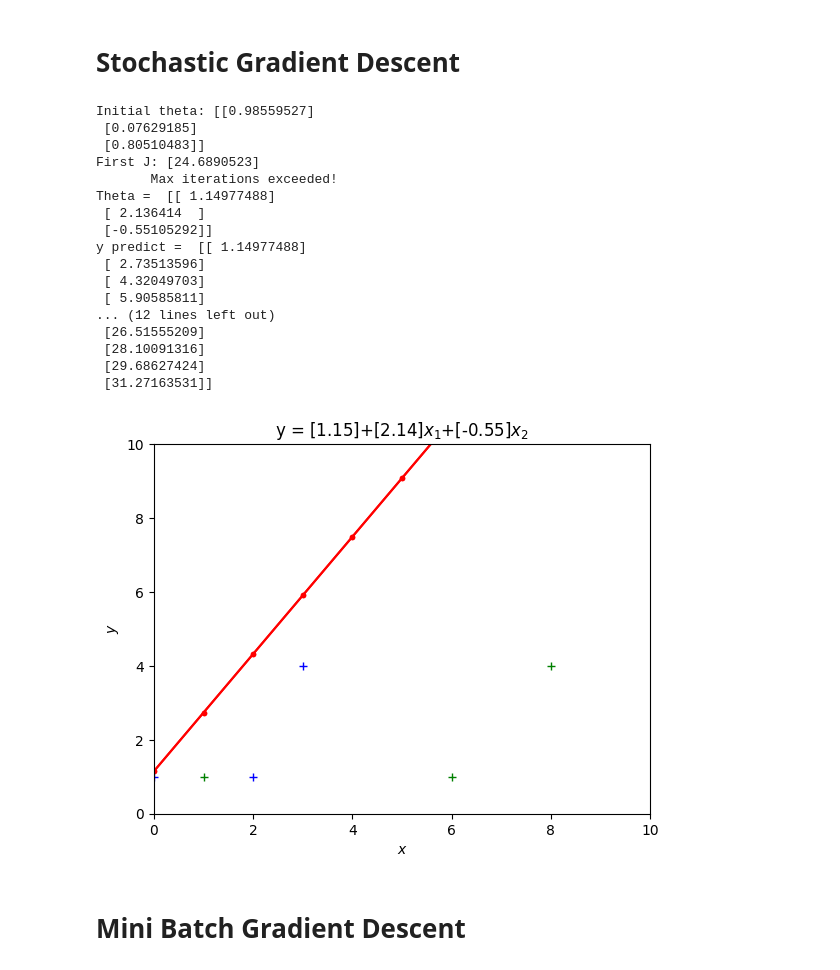
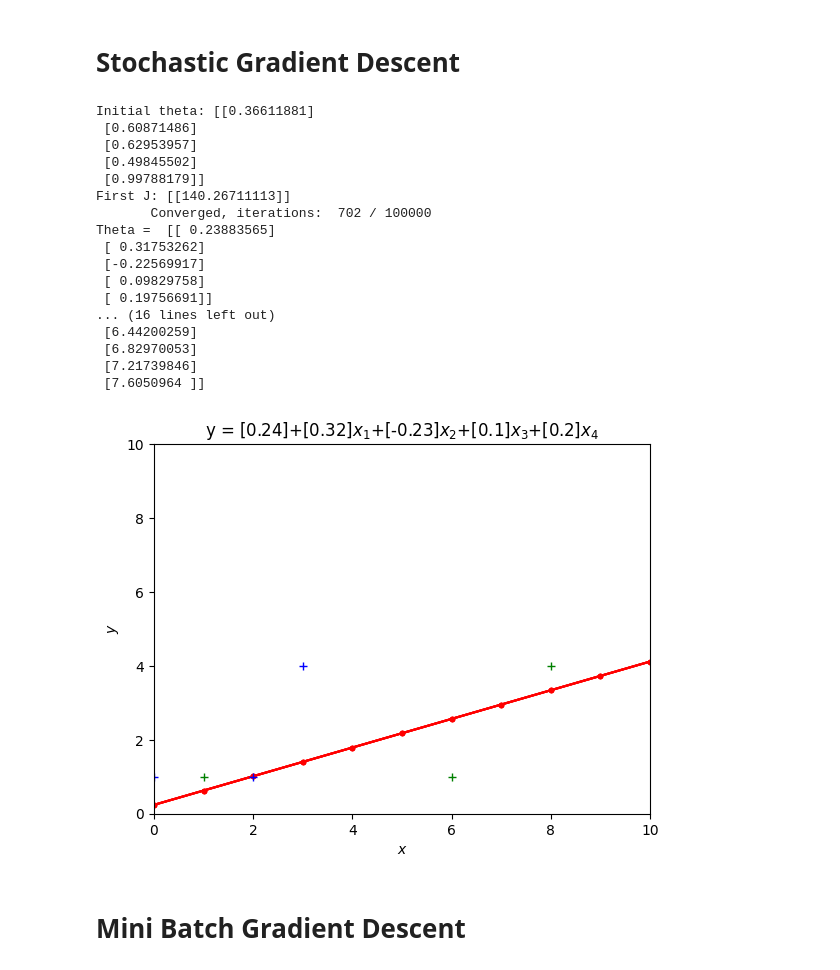
Before and after one commit to KanoonGammy/Applied_ML_HW, a Jupyter notebook: Homework2_SGD_MiniBGD.ipynb, the cells around one changed output. Drawn from its saved outputs; the diff is of its cells as text; code cells hidden in the pictures.

```diff
--- a/Homework2_SGD_MiniBGD.ipynb
+++ b/Homework2_SGD_MiniBGD.ipynb
@@ -4,7 +4,7 @@
 import pandas as pd
 import numpy as np
 # %%
-x = np.array([[0,1],[2,6],[3,8]]) #x1, x2
+x = np.array([[0,1,2,4],[2,6,3,6],[3,8,4,8]]) #x1, x2, x3 ,x4
 y = np.array([1,1,4])
 x_b = np.c_[np.ones((len(x),1)),x]
 # %% [markdown]
@@ -13,9 +13,9 @@ x_b = np.c_[np.ones((len(x),1)),x]
 # Cost funtion of Stochastic Gradient Descent
 def cost_function_SGD(theta, x, y, N):
     mrg_xy = np.c_[x, y] # merge x(with bias) and y
-    RanN = np.random.randint(0, mrg_xy.shape[1]-1) # random integer
-    y_hat = theta[0] * mrg_xy[RanN][0] + theta[1] * mrg_xy[RanN][1] + theta[2] * mrg_xy[RanN][2]
-    diff = y_hat - mrg_xy[RanN][3]
+    RanN = np.random.randint(0, mrg_xy.shape[0]-1) # random integer
+    y_hat = theta.T.dot(mrg_xy[RanN][:-1].reshape(-1,1))
+    diff = y_hat - mrg_xy[RanN][-1]
     c = (diff)**2
 
     return c
@@ -37,9 +37,10 @@ def stochastic_gradient_descent(alpha, lamda_ , x, y, ep=0.000000000001, max_ite
     # Iterate Loop
     while not converged:
         mrg_xy = np.c_[x, y] # rebuild
-        RanN = np.random.randint(0, mrg_xy.shape[1]-1) # random integer
-        y_hat = theta[0] * mrg_xy[RanN][0] + theta[1] * mrg_xy[RanN][1] + theta[2] * mrg_xy[RanN][2]
-        diff = y_hat - mrg_xy[RanN][3]
+        RanN = np.random.randint(0, mrg_xy.shape[0]-1) # random integer
+        y_hat = theta.T.dot(mrg_xy[RanN][:-1].reshape(-1,1))
+
+        diff = y_hat - mrg_xy[RanN][-1]
         stoch = (x[RanN] * diff).reshape(-1,1) # x_ij * diff
 
         alpha_t = alpha / (1+(alpha*lamda_*t)) #alpha t +1
@@ -68,49 +69,49 @@ def stochastic_gradient_descent(alpha, lamda_ , x, y, ep=0.000000000001, max_ite
 # %%
 if __name__ == '__main__':
 
     alpha = 0.01 # learning rate
     lambda_ = 0.1
 
     #Training process
     theta = stochastic_gradient_descent(alpha, lambda_, x_b, y, ep=0.00000000000001, max_iter=100000)
     print ("Theta = ", theta)
 
     #predict trainned x
-    xtest = np.array([[i,j] for i,j in zip(range(20), range(20))])
+    xtest = np.array([[i,j,k,l] for i,j,k,l in zip(range(20), range(20),range(20),range(20))])
     xtest_b = np.c_[np.ones((xtest.shape[0],1)),xtest]
     y_p = xtest_b.dot(theta)
     print("y predict = ",y_p)
 
     import matplotlib.pyplot as plt
-    plt.title("y = "+str(np.round(theta[0],2))+"+"+str(np.round(theta[1],2))+r"$x_1$"+"+"+str(np.round(theta[2],2))+r"$x_2$")
+    plt.title("y = "+str(np.round(theta[0],2))+"+"+str(np.round(theta[1],2))+r"$x_1$"+"+"+str(np.round(theta[2],2))+r"$x_2$"+"+"+str(np.round(theta[3],2))+r"$x_3$"+"+"+str(np.round(theta[4],2))+r"$x_4$")
     plt.plot(xtest, y_p,"r.-")
     plt.plot(x[:,0], y, "b+")
     plt.plot(x[:,1], y, "g+")
 
     plt.axis([0,10,0,10])
     plt.xlabel(r'$x$')
 
     plt.ylabel(r'$y$')
     plt.show()
 # %% [output]
-Initial theta: [[0.98559527]
- [0.07629185]
- [0.80510483]]
-First J: [24.6890523]
-       Max iterations exceeded!
-Theta =  [[ 1.14977488]
- [ 2.136414  ]
- [-0.55105292]]
-y predict =  [[ 1.14977488]
- [ 2.73513596]
- [ 4.32049703]
- [ 5.90585811]
-... (12 lines left out)
- [26.51555209]
- [28.10091316]
- [29.68627424]
- [31.27163531]]
+Initial theta: [[0.36611881]
+ [0.60871486]
+ [0.62953957]
+ [0.49845502]
+ [0.99788179]]
+First J: [[140.26711113]]
+       Converged, iterations:  702 / 100000
+Theta =  [[ 0.23883565]
+ [ 0.31753262]
+ [-0.22569917]
+ [ 0.09829758]
+ [ 0.19756691]]
+... (16 lines left out)
+ [6.44200259]
+ [6.82970053]
+ [7.21739846]
+ [7.6050964 ]]
-[figure, old version]
+[figure, new version]
 # %% [markdown]
 # Mini Batch Gradient Descent
 # %%
```
Also changed, not shown: parts of 2 cells of this notebook.
